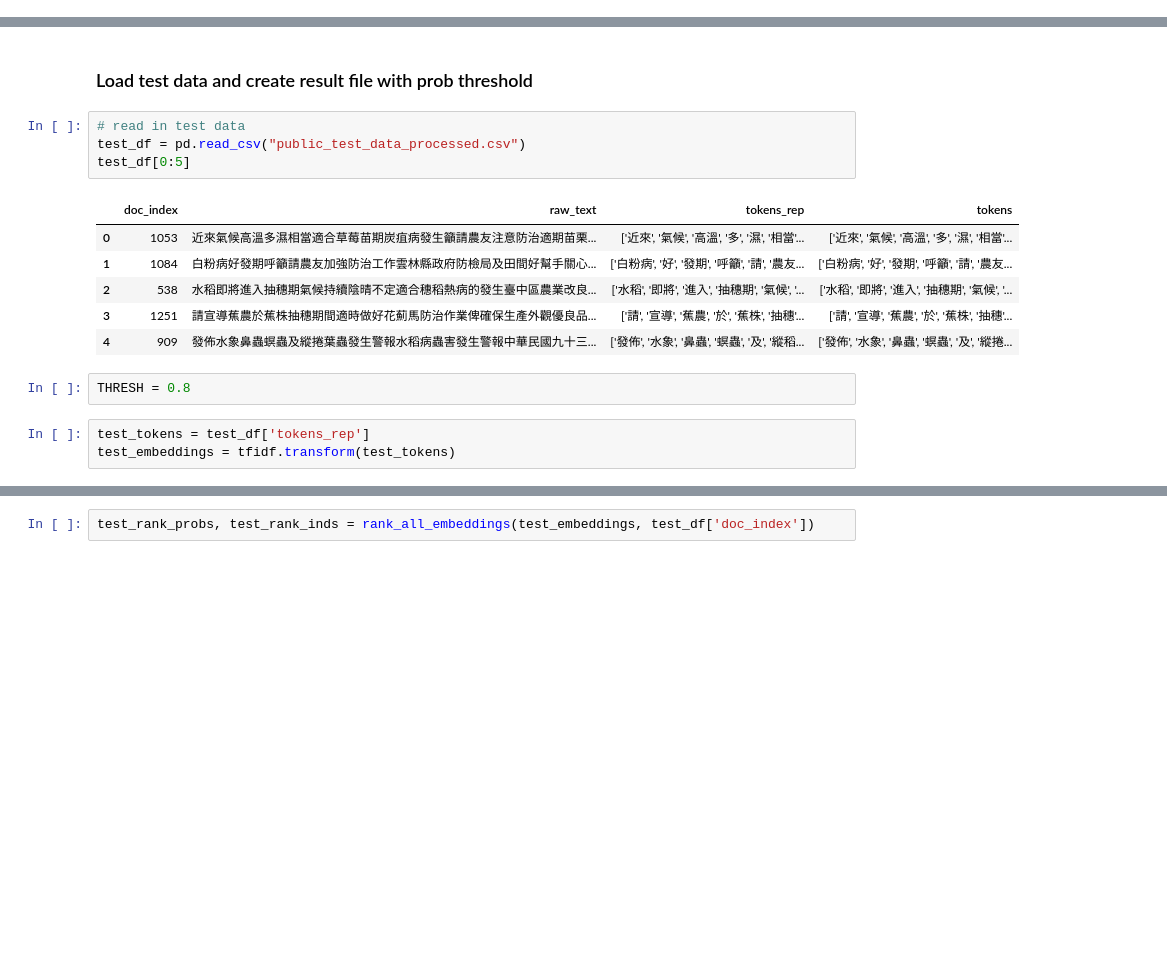
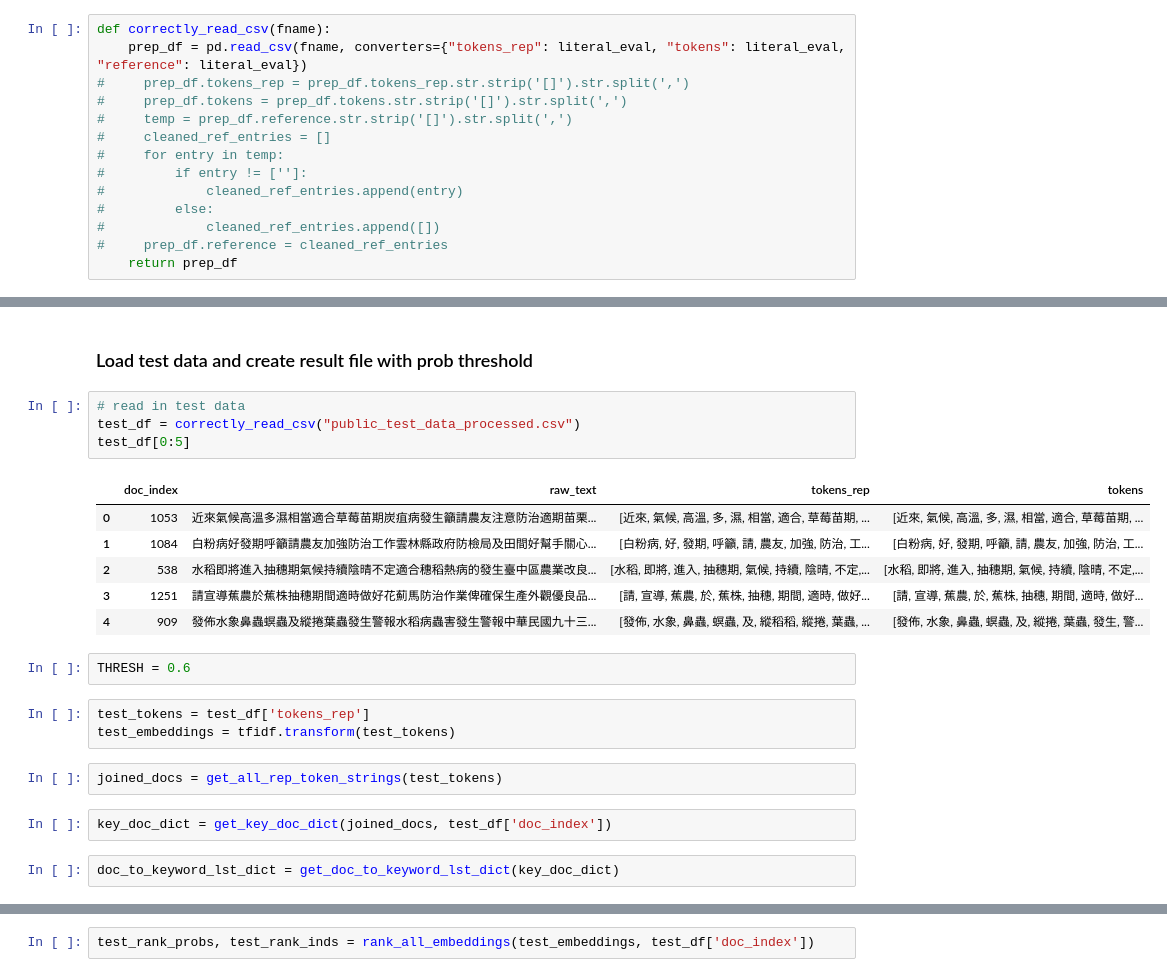
Before and after one commit to drewcavicchi/DM2021_FinalProject_SalmonChaos, a Jupyter notebook: tfidf.ipynb, the cells around one changed output, grey strips where cells are left out. Drawn from its saved outputs; the diff is of its cells as text; blank space fills up the shorter version.

Commit message:
Fixed the tfidf model and the tokenization and added scope control for similarity search

```diff
--- a/tfidf.ipynb
+++ b/tfidf.ipynb
@@ -3 +5,15 @@ import pandas as pd
+# %%
+def correctly_read_csv(fname):
+    prep_df = pd.read_csv(fname, converters={"tokens_rep": literal_eval, "tokens": literal_eval, "reference": literal_eval})
+#     prep_df.tokens_rep = prep_df.tokens_rep.str.strip('[]').str.split(',')
+#     prep_df.tokens = prep_df.tokens.str.strip('[]').str.split(',')
+#     temp = prep_df.reference.str.strip('[]').str.split(',')
+#     cleaned_ref_entries = []
+#     for entry in temp:
+#         if entry != ['']:
+#             cleaned_ref_entries.append(entry)
+#         else:
+#             cleaned_ref_entries.append([])
+#     prep_df.reference = cleaned_ref_entries
+    return prep_df
 # %%
@@ -135,17 +356,23 @@ train_result_df[:20]
 ### Load test data and create result file with prob threshold
 # %%
 # read in test data
-test_df = pd.read_csv("public_test_data_processed.csv")
+test_df = correctly_read_csv("public_test_data_processed.csv")
 test_df[0:5]
 # %% [output]
 |  | doc_index | raw_text | tokens_rep | tokens |
-| 0 | 1053 | 近來氣候高溫多濕相當適合草莓苗期炭疽病發生籲請農友注意防治適期苗栗... | ['近來', '氣候', '高溫', '多', '濕', '相當'... | ['近來', '氣候', '高溫', '多', '濕', '相當'... |
-| 1 | 1084 | 白粉病好發期呼籲請農友加強防治工作雲林縣政府防檢局及田間好幫手關心... | ['白粉病', '好', '發期', '呼籲', '請', '農友... | ['白粉病', '好', '發期', '呼籲', '請', '農友... |
-| 2 | 538 | 水稻即將進入抽穗期氣候持續陰晴不定適合穗稻熱病的發生臺中區農業改良... | ['水稻', '即將', '進入', '抽穗期', '氣候', '... | ['水稻', '即將', '進入', '抽穗期', '氣候', '... |
-| 3 | 1251 | 請宣導蕉農於蕉株抽穗期間適時做好花薊馬防治作業俾確保生產外觀優良品... | ['請', '宣導', '蕉農', '於', '蕉株', '抽穗'... | ['請', '宣導', '蕉農', '於', '蕉株', '抽穗'... |
-| 4 | 909 | 發佈水象鼻蟲螟蟲及縱捲葉蟲發生警報水稻病蟲害發生警報中華民國九十三... | ['發佈', '水象', '鼻蟲', '螟蟲', '及', '縱稻... | ['發佈', '水象', '鼻蟲', '螟蟲', '及', '縱捲... |
+| 0 | 1053 | 近來氣候高溫多濕相當適合草莓苗期炭疽病發生籲請農友注意防治適期苗栗... | [近來, 氣候, 高溫, 多, 濕, 相當, 適合, 草莓苗期, ... | [近來, 氣候, 高溫, 多, 濕, 相當, 適合, 草莓苗期, ... |
+| 1 | 1084 | 白粉病好發期呼籲請農友加強防治工作雲林縣政府防檢局及田間好幫手關心... | [白粉病, 好, 發期, 呼籲, 請, 農友, 加強, 防治, 工... | [白粉病, 好, 發期, 呼籲, 請, 農友, 加強, 防治, 工... |
+| 2 | 538 | 水稻即將進入抽穗期氣候持續陰晴不定適合穗稻熱病的發生臺中區農業改良... | [水稻, 即將, 進入, 抽穗期, 氣候, 持續, 陰晴, 不定,... | [水稻, 即將, 進入, 抽穗期, 氣候, 持續, 陰晴, 不定,... |
+| 3 | 1251 | 請宣導蕉農於蕉株抽穗期間適時做好花薊馬防治作業俾確保生產外觀優良品... | [請, 宣導, 蕉農, 於, 蕉株, 抽穗, 期間, 適時, 做好... | [請, 宣導, 蕉農, 於, 蕉株, 抽穗, 期間, 適時, 做好... |
+| 4 | 909 | 發佈水象鼻蟲螟蟲及縱捲葉蟲發生警報水稻病蟲害發生警報中華民國九十三... | [發佈, 水象, 鼻蟲, 螟蟲, 及, 縱稻稻, 縱捲, 葉蟲, ... | [發佈, 水象, 鼻蟲, 螟蟲, 及, 縱捲, 葉蟲, 發生, 警... |
 # %%
-THRESH = 0.8
+THRESH = 0.6
 # %%
 test_tokens = test_df['tokens_rep']
 test_embeddings = tfidf.transform(test_tokens)
+# %%
+joined_docs = get_all_rep_token_strings(test_tokens)
+# %%
+key_doc_dict = get_key_doc_dict(joined_docs, test_df['doc_index'])
+# %%
+doc_to_keyword_lst_dict = get_doc_to_keyword_lst_dict(key_doc_dict)
```
Also changed, not shown: parts of 41 cells of this notebook.
